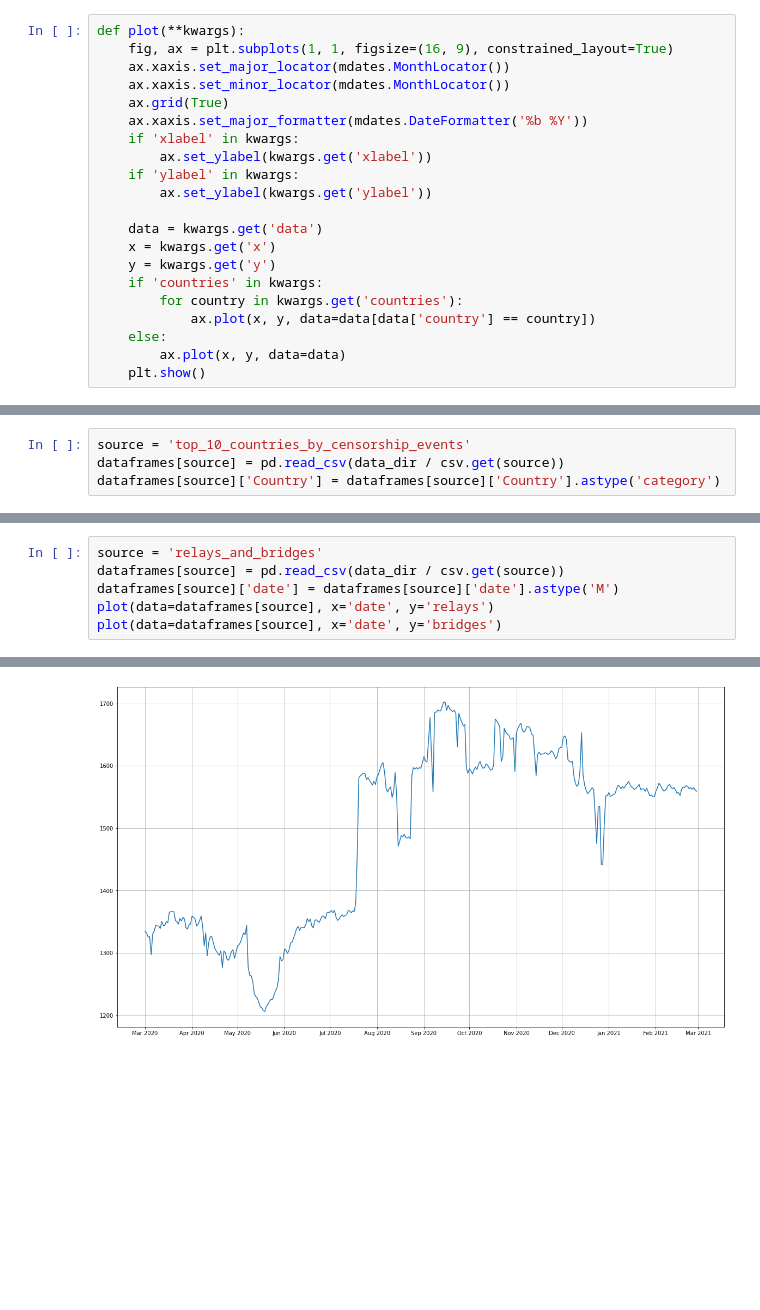
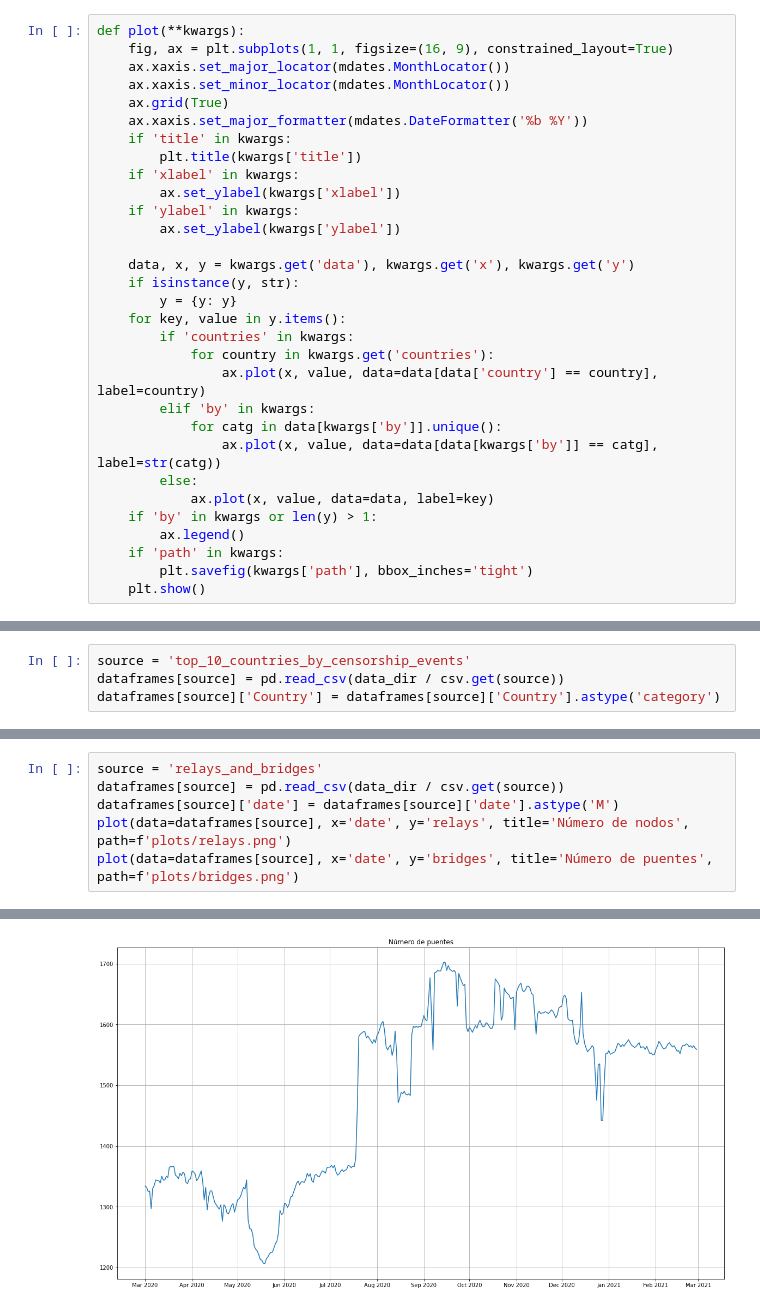
Before and after one commit to k0rtuz/tor-metrics, a Jupyter notebook: Tor Metrics.ipynb, the cells around one changed output, grey strips where cells are left out. Drawn from its saved outputs; the diff is of its cells as text; blank space fills up the shorter version.

```diff
--- a/Tor Metrics.ipynb
+++ b/Tor Metrics.ipynb
@@ -51,17 +53,27 @@ def plot(**kwargs):
     ax.xaxis.set_minor_locator(mdates.MonthLocator())
     ax.grid(True)
     ax.xaxis.set_major_formatter(mdates.DateFormatter('%b %Y'))
+    if 'title' in kwargs:
+        plt.title(kwargs['title'])
     if 'xlabel' in kwargs:
-        ax.set_ylabel(kwargs.get('xlabel'))
+        ax.set_ylabel(kwargs['xlabel'])
     if 'ylabel' in kwargs:
-        ax.set_ylabel(kwargs.get('ylabel'))
+        ax.set_ylabel(kwargs['ylabel'])
 
-    data = kwargs.get('data')
-    x = kwargs.get('x')
-    y = kwargs.get('y')
-    if 'countries' in kwargs:
-        for country in kwargs.get('countries'):
-            ax.plot(x, y, data=data[data['country'] == country])
-    else:
-        ax.plot(x, y, data=data)
+    data, x, y = kwargs.get('data'), kwargs.get('x'), kwargs.get('y')
+    if isinstance(y, str):
+        y = {y: y}
+    for key, value in y.items():
+        if 'countries' in kwargs:
+            for country in kwargs.get('countries'):
+                ax.plot(x, value, data=data[data['country'] == country], label=country)
+        elif 'by' in kwargs:
+            for catg in data[kwargs['by']].unique():
+                ax.plot(x, value, data=data[data[kwargs['by']] == catg], label=str(catg))
+        else:
+            ax.plot(x, value, data=data, label=key)
+    if 'by' in kwargs or len(y) > 1:
+        ax.legend()
+    if 'path' in kwargs:
+        plt.savefig(kwargs['path'], bbox_inches='tight')
     plt.show()
@@ -144,6 +186,6 @@ plt.show()
 source = 'relays_and_bridges'
 dataframes[source] = pd.read_csv(data_dir / csv.get(source))
 dataframes[source]['date'] = dataframes[source]['date'].astype('M')
-plot(data=dataframes[source], x='date', y='relays')
-plot(data=dataframes[source], x='date', y='bridges')
+plot(data=dataframes[source], x='date', y='relays', title='Número de nodos', path=f'plots/relays.png')
+plot(data=dataframes[source], x='date', y='bridges', title='Número de puentes', path=f'plots/bridges.png')
 # %% [output]
@@ -151,3 +193,3 @@ plot(data=dataframes[source], x='date', y='bridges')
-[figure, old version]
+[figure, new version]
 # %%
 source = 'relays_by_tor_versions'
```
Also changed, not shown: parts of 21 cells of this notebook, 1 other file.
